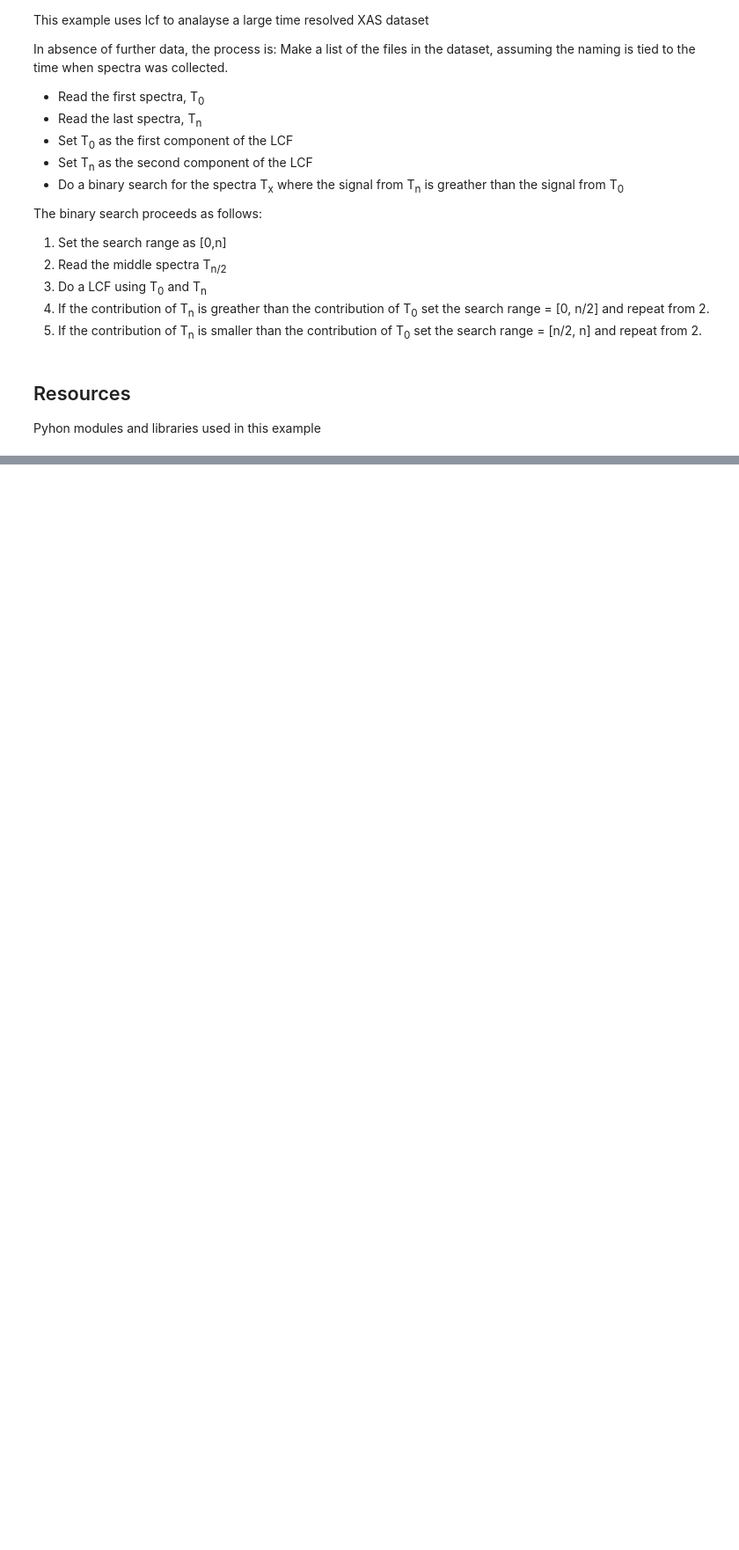
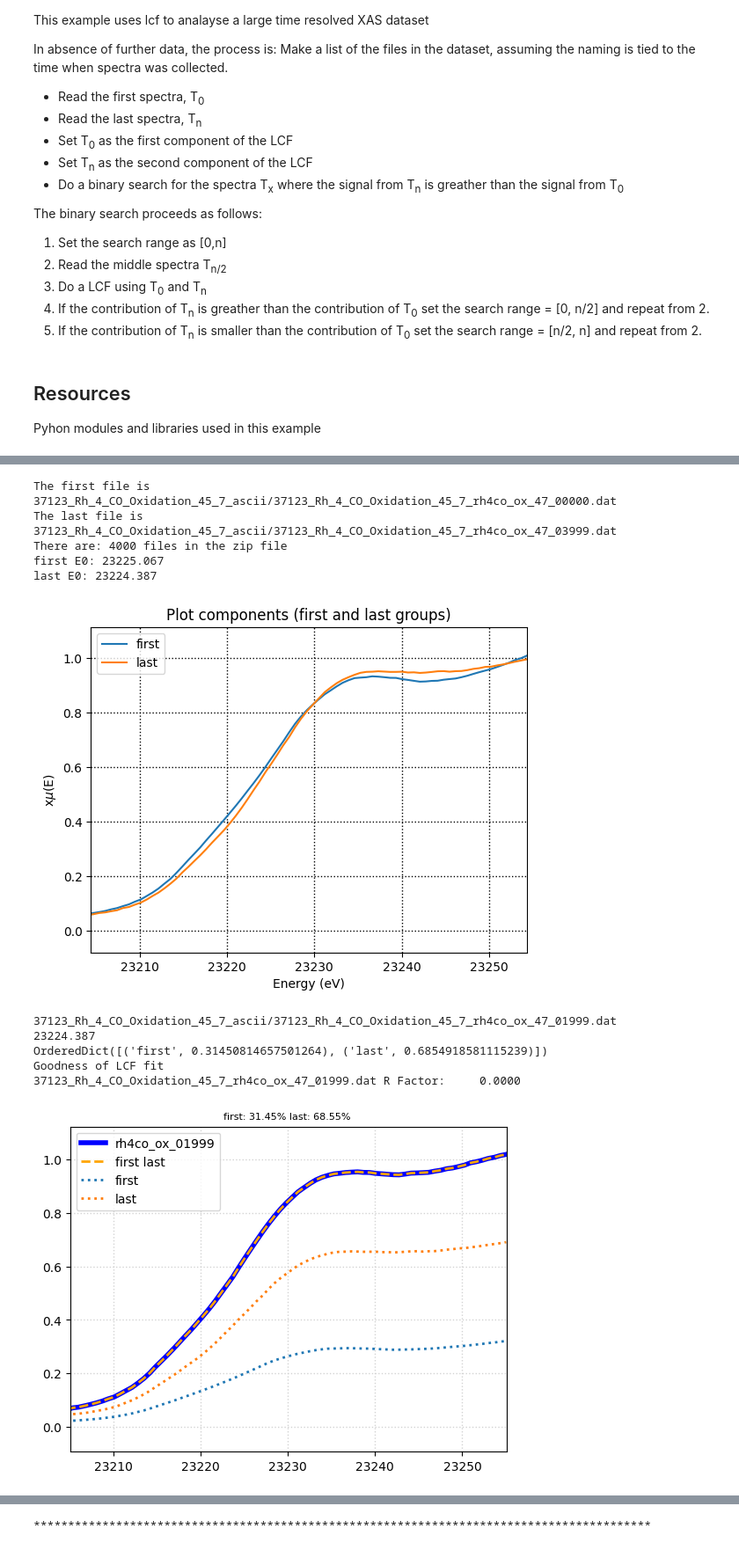
Before and after one commit to scman1/advanced_xafs, a Jupyter notebook: lcf_analiser/LCF_Analysis.ipynb, the cells around one changed output, grey strips where cells are left out. Shown at 88% size. Saved outputs shown, nothing was run; the diff lists cells and outputs as text; code cells hidden in the pictures; blank space fills up the shorter version.

```diff
--- a/lcf_analiser/LCF_Analysis.ipynb
+++ b/lcf_analiser/LCF_Analysis.ipynb
@@ -338,0 +339,16 @@ rh4co_ox_01499 R Factor:         0.0000
+# %%
+# look for a combination where first is dominant
+search_3 = find_lcf_match(rh4co, task_lcf['variables'], w_test=3)
+# %% [output]
+The first file is  37123_Rh_4_CO_Oxidation_45_7_ascii/37123_Rh_4_CO_Oxidation_45_7_rh4co_ox_47_00000.dat
+The last file is  37123_Rh_4_CO_Oxidation_45_7_ascii/37123_Rh_4_CO_Oxidation_45_7_rh4co_ox_47_03999.dat
+There are: 4000 files in the zip file
+first E0: 23225.067
+last E0: 23224.387
+[figure, added]
+37123_Rh_4_CO_Oxidation_45_7_ascii/37123_Rh_4_CO_Oxidation_45_7_rh4co_ox_47_01999.dat
+23224.387
+OrderedDict([('first', 0.31450814657501264), ('last', 0.6854918581115239)])
+Goodness of LCF fit
+37123_Rh_4_CO_Oxidation_45_7_rh4co_ox_47_01999.dat R Factor:     0.0000
+[figure, added]
@@ -338,0 +367 @@ rh4co_ox_01499 R Factor:         0.0000
+******************************************************************************************
```
Also changed, not shown: parts of 15 cells of this notebook.
